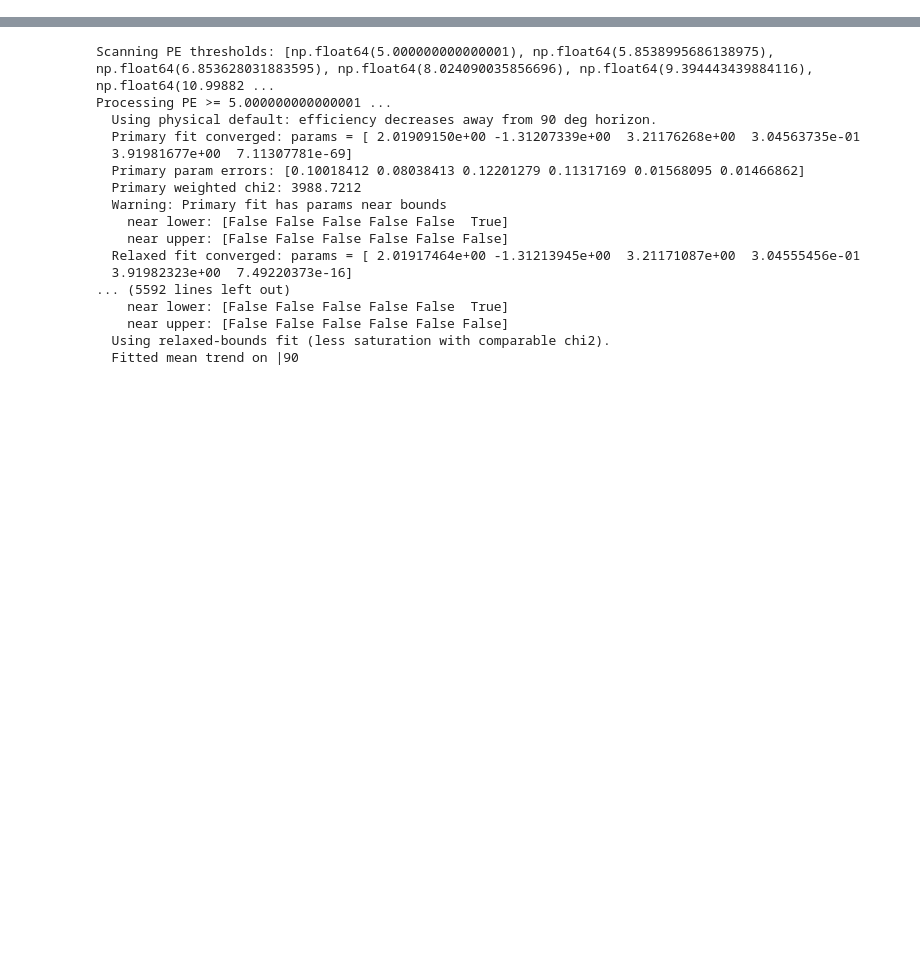
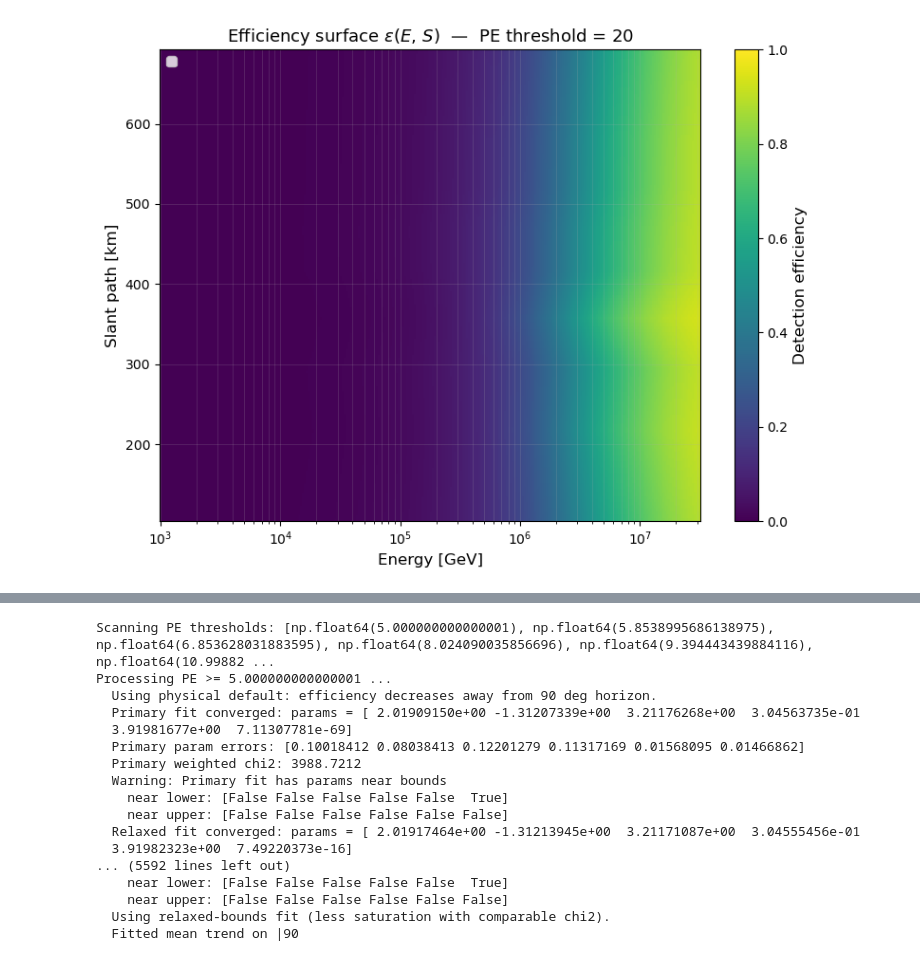
Before and after one commit to Teikiet/Muon_Trinity, a Jupyter notebook: analysis/Demonstrator_Muon_flux.ipynb, the cells around one changed output, grey strips where cells are left out. Cells and saved outputs as stored; diff of their text form; code cells hidden in the pictures; blank space fills up the shorter version.

```diff
--- a/analysis/Demonstrator_Muon_flux.ipynb
+++ b/analysis/Demonstrator_Muon_flux.ipynb
@@ -169,0 +1285,76 @@ Energy range: 1122.0 – 891251.0 GeV
+# %%
+# =============================================================================
+# Fix: ensure s_grid covers all s_centres including the first bin
+# =============================================================================
+
+# Add small padding so boundary centres are interior points
+s_grid = np.linspace(s_centres[0] - 1e-6, s_centres[-1] + 1e-6, 150)
+
+# Rebuild the 2D mesh
+logE_mesh, s_mesh = np.meshgrid(logE_grid, s_grid)
+
+L_mesh  = L_interp(s_mesh)
+k_mesh  = k_interp(s_mesh)
+x0_mesh = x0_interp(s_mesh)
+
+z_mesh      = np.clip(-k_mesh * (logE_mesh - x0_mesh), -500, 500)
+eff_grid_2d = L_mesh / (1.0 + np.exp(z_mesh))
+
+# Rebuild interpolator
+eff_interpolator = RegularGridInterpolator(
+    (s_grid, logE_grid),
+    eff_grid_2d,
+    method='linear',
+    bounds_error=False,
+    fill_value=np.nan
+)
+
+def detection_efficiency(E_GeV, slant_km):
+    E_GeV    = np.asarray(E_GeV,    dtype=float)
+    slant_km = np.asarray(slant_km, dtype=float)
+    pts = np.column_stack([slant_km.ravel(), np.log10(E_GeV.ravel())])
+    eff = eff_interpolator(pts)
+    return eff.reshape(E_GeV.shape)
+
+# =============================================================================
+# Heat map
+# =============================================================================
+fig, ax = plt.subplots(figsize=(8, 6))
+
+im = ax.pcolormesh(
+    E_grid, s_grid, eff_grid_2d,
+    shading='auto',
+    cmap='viridis',
+    vmin=0, vmax=1
+)
+cbar = plt.colorbar(im, ax=ax)
+cbar.set_label('Detection efficiency', fontsize=12)
+
+ax.set_xscale('log')
+ax.set_xlabel('Energy [GeV]',    fontsize=12)
+ax.set_ylabel('Slant path [km]', fontsize=12)
+ax.set_title(
+    rf'Efficiency surface $\varepsilon(E,\,S)$  —  PE threshold = {PE_THRESHOLD}',
+    fontsize=13
+)
+ax.legend(fontsize=10, loc='upper left')   # explicit loc avoids slow search
+ax.grid(True, which='both', alpha=0.25, linewidth=0.5)
+plt.tight_layout()
+plt.show()
+
+# =============================================================================
+# Verify: no more NaNs
+# =============================================================================
+print("Efficiency profile (extended range):")
+print(f"{'S [km]':>8}  {'E(ε≥10%) [GeV]':>16}  {'E(ε≥50%) [GeV]':>16}  {'ε_max':>8}")
+print("-" * 56)
+for s in s_centres:
+    eff_slice = detection_efficiency(E_grid, np.full_like(E_grid, s))
+    above_10  = E_grid[eff_slice >= 0.10]
+    above_50  = E_grid[eff_slice >= 0.50]
+    E_10  = above_10[0]          if len(above_10) > 0 else float('nan')
+    E_50  = above_50[0]          if len(above_50) > 0 else float('nan')
+    emax  = np.nanmax(eff_slice) if np.any(~np.isnan(eff_slice)) else float('nan')
+    print(f"{s:>8.0f}  {E_10:>16.3g}  {E_50:>16.3g}  {emax:>8.4f}")
+# %% [output]
+[figure, added]
```
Also changed, not shown: parts of 20 cells of this notebook, 49 other files.
